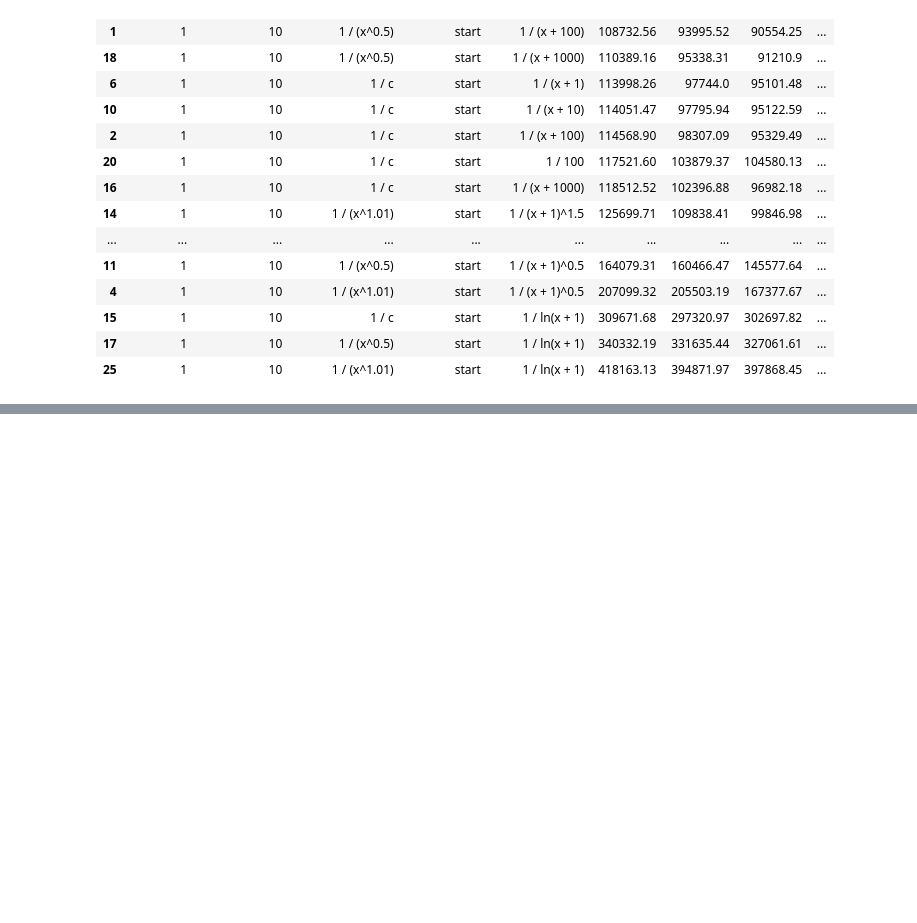
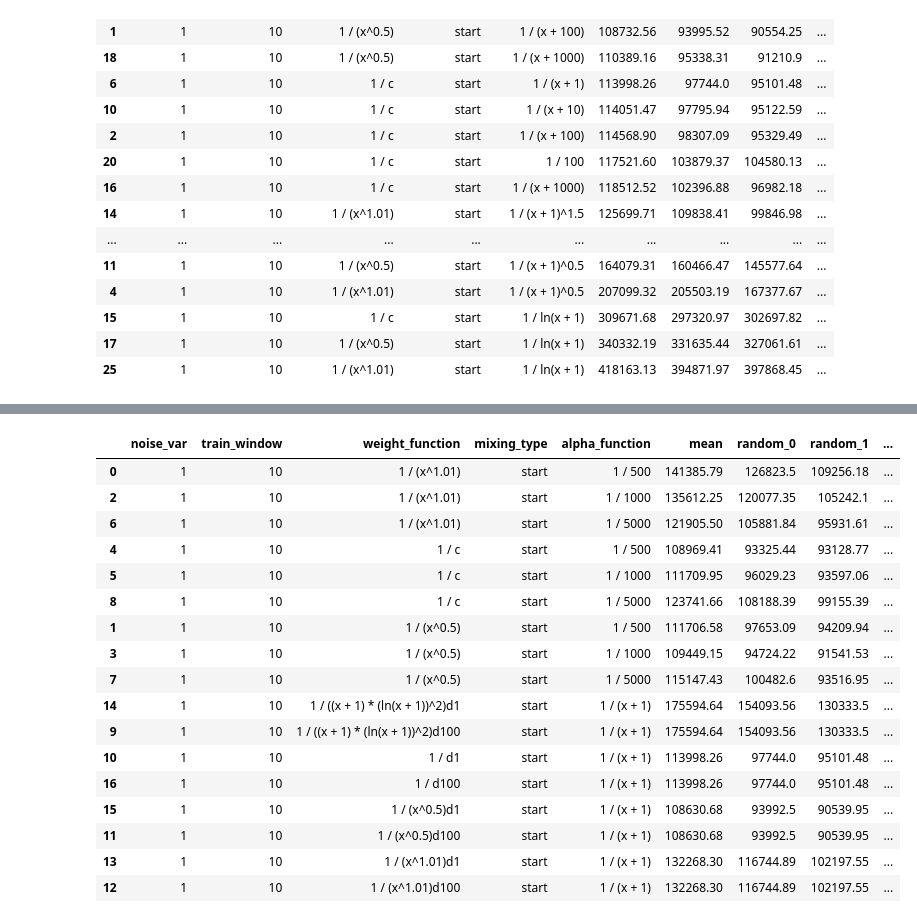
Before and after one commit to intsystems/2024-Project-125, a Jupyter notebook: code/notebooks/experim_vis.ipynb, the cells around one changed output, grey strips where cells are left out. Cells and saved outputs as stored; diff of their text form; code cells hidden in the pictures; blank space fills up the shorter version.

```diff
--- a/code/notebooks/experim_vis.ipynb
+++ b/code/notebooks/experim_vis.ipynb
@@ -35,6 +35,23 @@ experiments_15, df_15 = load_experiments('../results/experim_15.json')
 experiments_16, df_16 = load_experiments('../results/experim_16.json')
 experiments_17, df_17 = load_experiments('../results/experim_17.json')
 experiments_18, df_18 = load_experiments('../results/experim_18.json')
+experiments_19, df_19 = load_experiments('../results/experim_19.json')
+experiments_20, df_20 = load_experiments('../results/experim_20.json')
+experiments_21, df_21 = load_experiments('../results/experim_21.json')
+experiments_22, df_22 = load_experiments('../results/experim_22.json')
+experiments_23, df_23 = load_experiments('../results/experim_23.json')
+experiments_24, df_24 = load_experiments('../results/experim_24.json')
+experiments_25, df_25 = load_experiments('../results/experim_25.json')
+experiments_26, df_26 = load_experiments('../results/experim_26.json')
+experiments_27, df_27 = load_experiments('../results/experim_27.json')
+# experiments_28, df_28 = load_experiments('../results/experim_28.json')
+# experiments_29, df_29 = load_experiments('../results/experim_29.json')
+# experiments_30, df_30 = load_experiments('../results/experim_30.json')
+# experiments_31, df_31 = load_experiments('../results/experim_31.json')
+# experiments_32, df_32 = load_experiments('../results/experim_32.json')
+# experiments_33, df_33 = load_experiments('../results/experim_33.json')
+# experiments_34, df_34 = load_experiments('../results/experim_34.json')
+# experiments_35, df_35 = load_experiments('../results/experim_35.json')
 # %%
 merged_1 = experiments_10 + experiments_11 + experiments_12 + experiments_13
 df_1 = experiments_to_df(merged_1)
@@ -117,0 +175,21 @@ draw_several(logs=anls, labels=labels, colors=colors)
+# %%
+experiments_to_df(experiments_19 + experiments_20)
+# %% [output]
+|  | noise_var | train_window | weight_function | mixing_type | alpha_function | mean | random_0 | random_1 | ... |
+| 0 | 1 | 10 | 1 / (x^1.01) | start | 1 / 500 | 141385.79 | 126823.5 | 109256.18 | ... |
+| 2 | 1 | 10 | 1 / (x^1.01) | start | 1 / 1000 | 135612.25 | 120077.35 | 105242.1 | ... |
+| 6 | 1 | 10 | 1 / (x^1.01) | start | 1 / 5000 | 121905.50 | 105881.84 | 95931.61 | ... |
+| 4 | 1 | 10 | 1 / c | start | 1 / 500 | 108969.41 | 93325.44 | 93128.77 | ... |
+| 5 | 1 | 10 | 1 / c | start | 1 / 1000 | 111709.95 | 96029.23 | 93597.06 | ... |
+| 8 | 1 | 10 | 1 / c | start | 1 / 5000 | 123741.66 | 108188.39 | 99155.39 | ... |
+| 1 | 1 | 10 | 1 / (x^0.5) | start | 1 / 500 | 111706.58 | 97653.09 | 94209.94 | ... |
+| 3 | 1 | 10 | 1 / (x^0.5) | start | 1 / 1000 | 109449.15 | 94724.22 | 91541.53 | ... |
+| 7 | 1 | 10 | 1 / (x^0.5) | start | 1 / 5000 | 115147.43 | 100482.6 | 93516.95 | ... |
+| 14 | 1 | 10 | 1 / ((x + 1) * (ln(x + 1))^2)d1 | start | 1 / (x + 1) | 175594.64 | 154093.56 | 130333.5 | ... |
+| 9 | 1 | 10 | 1 / ((x + 1) * (ln(x + 1))^2)d100 | start | 1 / (x + 1) | 175594.64 | 154093.56 | 130333.5 | ... |
+| 10 | 1 | 10 | 1 / d1 | start | 1 / (x + 1) | 113998.26 | 97744.0 | 95101.48 | ... |
+| 16 | 1 | 10 | 1 / d100 | start | 1 / (x + 1) | 113998.26 | 97744.0 | 95101.48 | ... |
+| 15 | 1 | 10 | 1 / (x^0.5)d1 | start | 1 / (x + 1) | 108630.68 | 93992.5 | 90539.95 | ... |
+| 11 | 1 | 10 | 1 / (x^0.5)d100 | start | 1 / (x + 1) | 108630.68 | 93992.5 | 90539.95 | ... |
+| 13 | 1 | 10 | 1 / (x^1.01)d1 | start | 1 / (x + 1) | 132268.30 | 116744.89 | 102197.55 | ... |
+| 12 | 1 | 10 | 1 / (x^1.01)d100 | start | 1 / (x + 1) | 132268.30 | 116744.89 | 102197.55 | ... |
```
Also changed, not shown: parts of 28 cells of this notebook, 36 other files.
